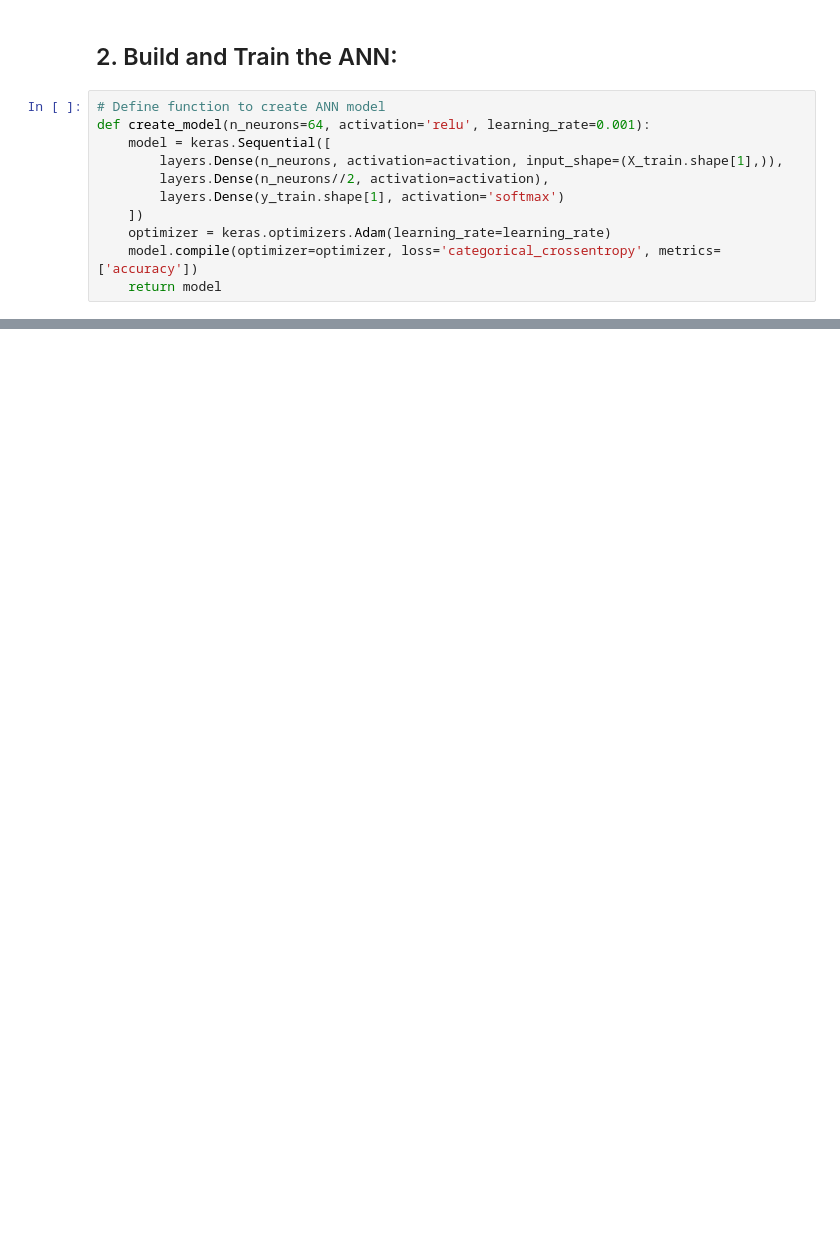
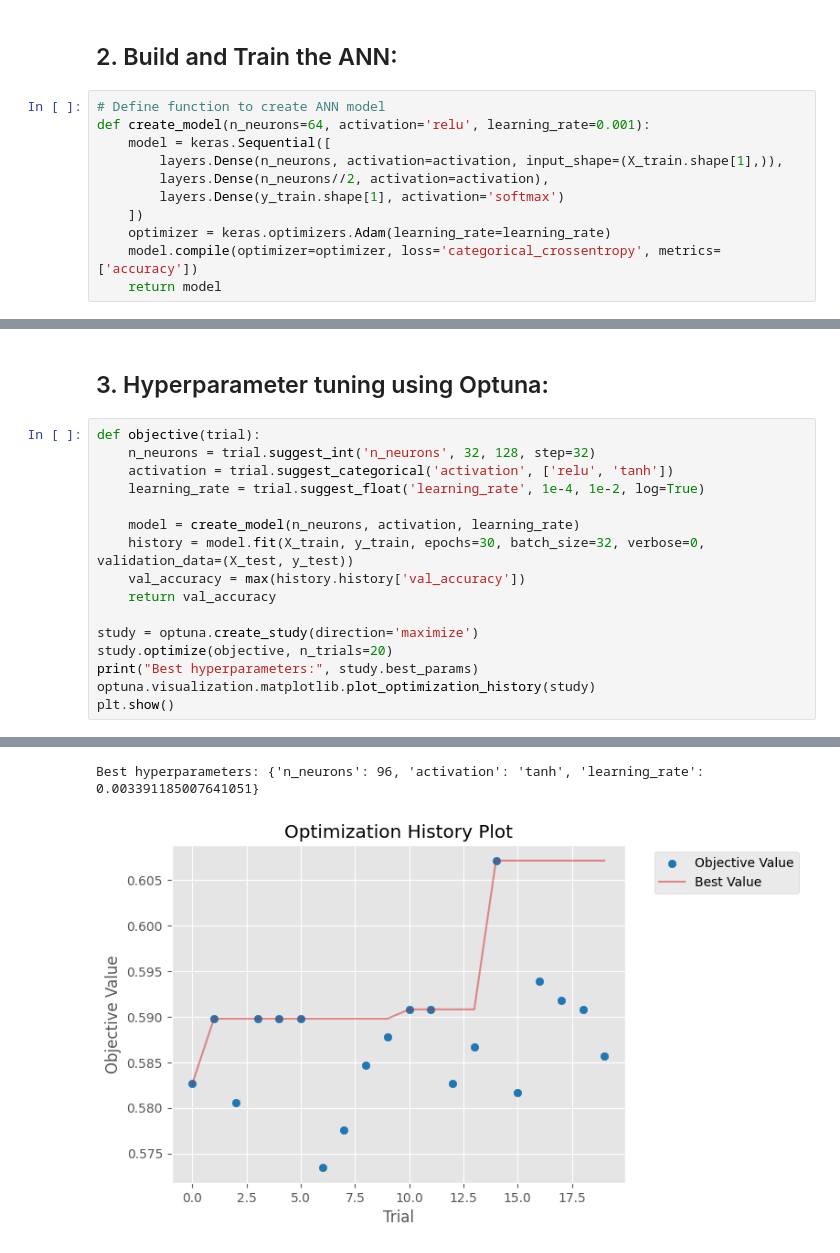
Before and after one commit to AbanoubYounan/AI-ML-Bootcamp-Sprints, a Jupyter notebook: 40-Build and Evaluate an ANN for Wine Quality/nb.ipynb, the cells around one changed output, grey strips where cells are left out. Cells and saved outputs as stored; diff of their text form; blank space fills up the shorter version.

```diff
--- a/40-Build and Evaluate an ANN for Wine Quality/nb.ipynb
+++ b/40-Build and Evaluate an ANN for Wine Quality/nb.ipynb
@@ -224,0 +227,19 @@ Epoch 20/20
+# %% [markdown]
+## 3. Hyperparameter tuning using Optuna:
+# %%
+def objective(trial):
+    n_neurons = trial.suggest_int('n_neurons', 32, 128, step=32)
+    activation = trial.suggest_categorical('activation', ['relu', 'tanh'])
+    learning_rate = trial.suggest_float('learning_rate', 1e-4, 1e-2, log=True)
+
+    model = create_model(n_neurons, activation, learning_rate)
+    history = model.fit(X_train, y_train, epochs=30, batch_size=32, verbose=0, validation_data=(X_test, y_test))
+    val_accuracy = max(history.history['val_accuracy'])
+    return val_accuracy
+
+study = optuna.create_study(direction='maximize')
+study.optimize(objective, n_trials=20)
+print("Best hyperparameters:", study.best_params)
+optuna.visualization.matplotlib.plot_optimization_history(study)
+plt.show()
+# %% [output]
@@ -224,0 +263,2 @@ Epoch 20/20
+Best hyperparameters: {'n_neurons': 96, 'activation': 'tanh', 'learning_rate': 0.003391185007641051}
+[figure, added]
```
Also changed, not shown: parts of 13 cells of this notebook.
